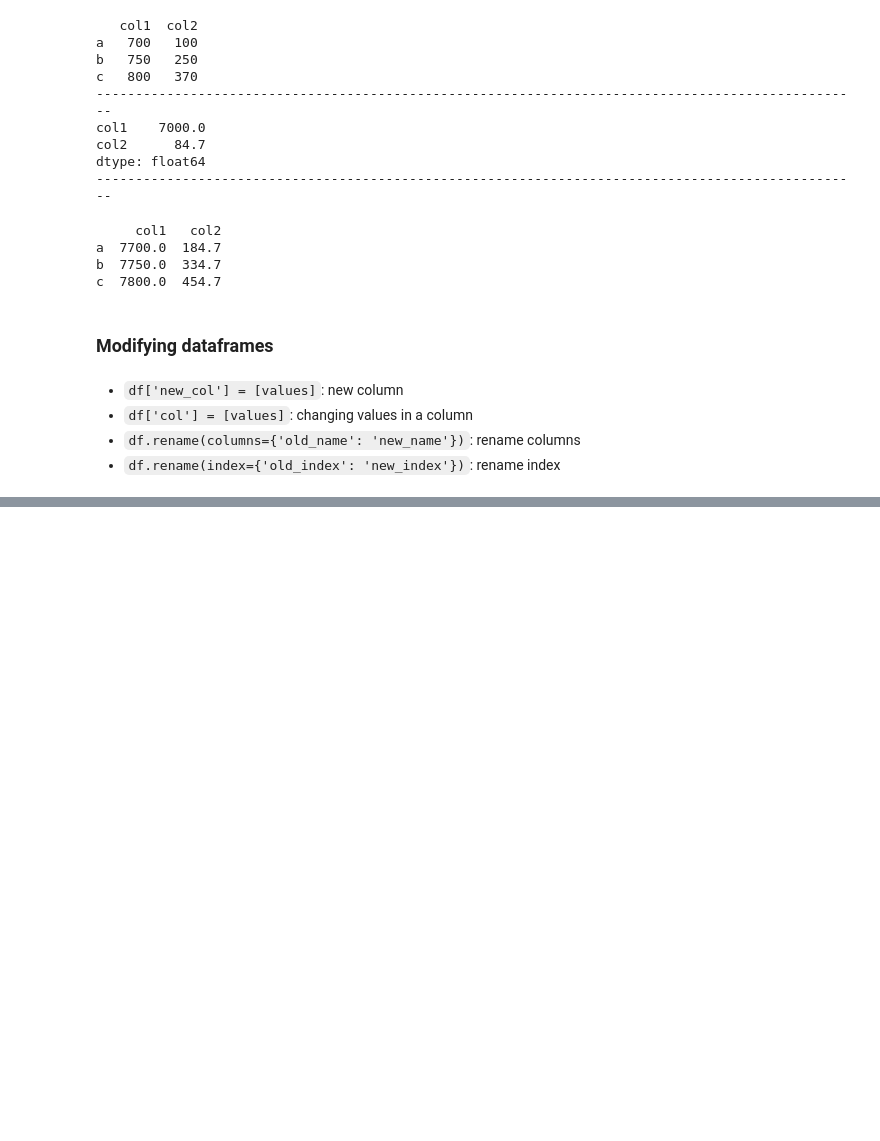
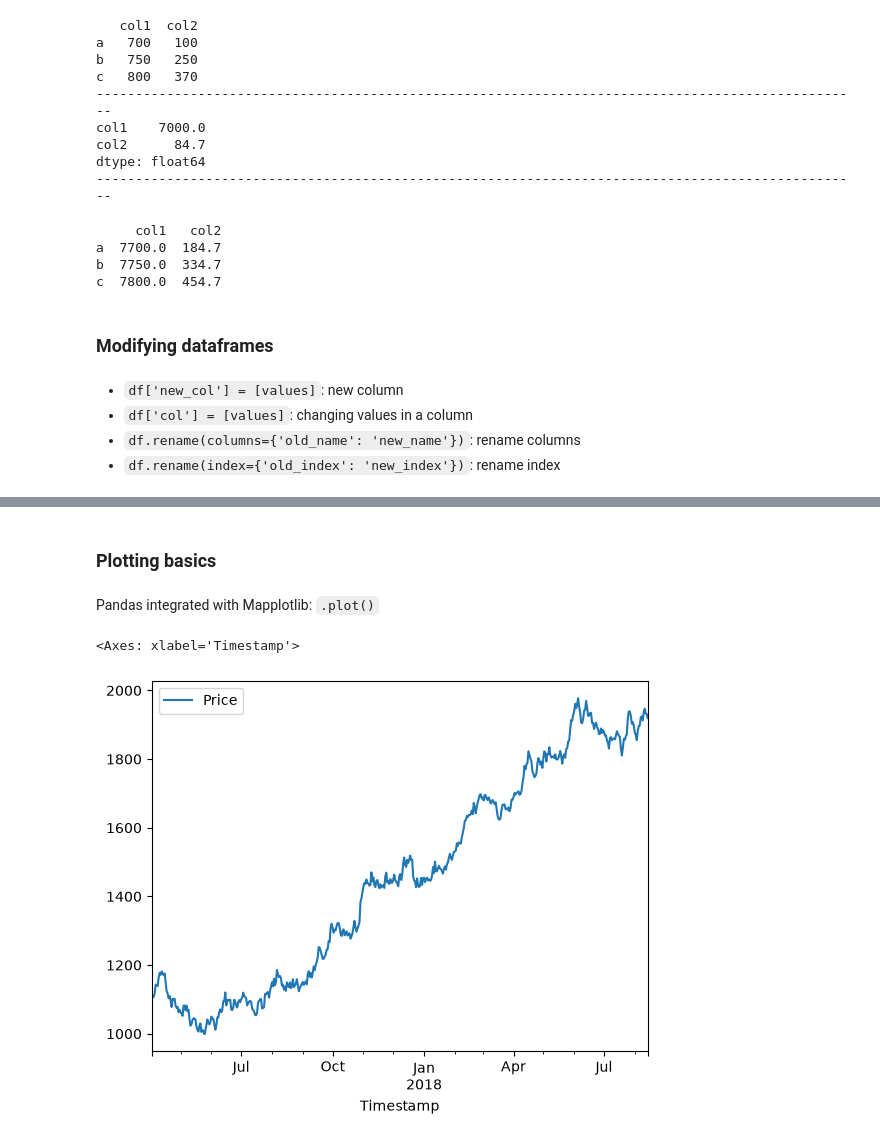
Before and after one commit to JamesAlldred/freeCodeCamp_Data_Analysis_with_Python, a Jupyter notebook: 3 - Pandas.ipynb, the cells around one changed output, grey strips where cells are left out. Cells and saved outputs as stored; diff of their text form; code cells hidden in the pictures; blank space fills up the shorter version.

Commit message:
Finished pandas intro notes

```diff
--- a/3 - Pandas.ipynb
+++ b/3 - Pandas.ipynb
@@ -303,0 +375,9 @@ c  7800.0  454.7
+# %%
+df_faster = pd.read_csv(
+    "data/pandas_practice_market_price.csv",  # import
+    header=None,  # no header
+    names=["Timestamp", "Price"],  # set names
+    index_col=0,  # set col 0 as index
+    parse_dates=True,  # parse dates: convert to datetime
+)
+df_faster.head()
@@ -303,0 +392,9 @@ c  7800.0  454.7
+# %% [markdown]
+### Plotting basics
+# %% [markdown]
+Pandas integrated with Mapplotlib: `.plot()`
+# %%
+df_faster.plot()
+# %% [output]
+<Axes: xlabel='Timestamp'>
+[figure, added]
```
Also changed, not shown: parts of 12 cells of this notebook, 1 other file.
